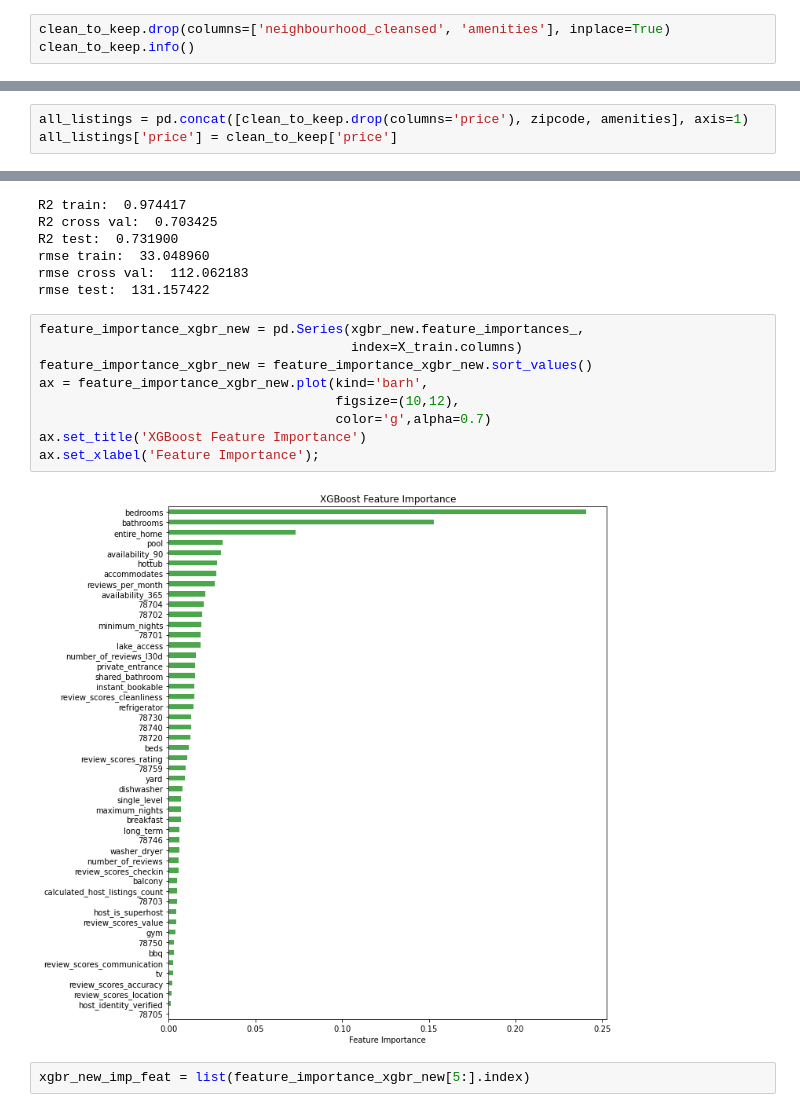
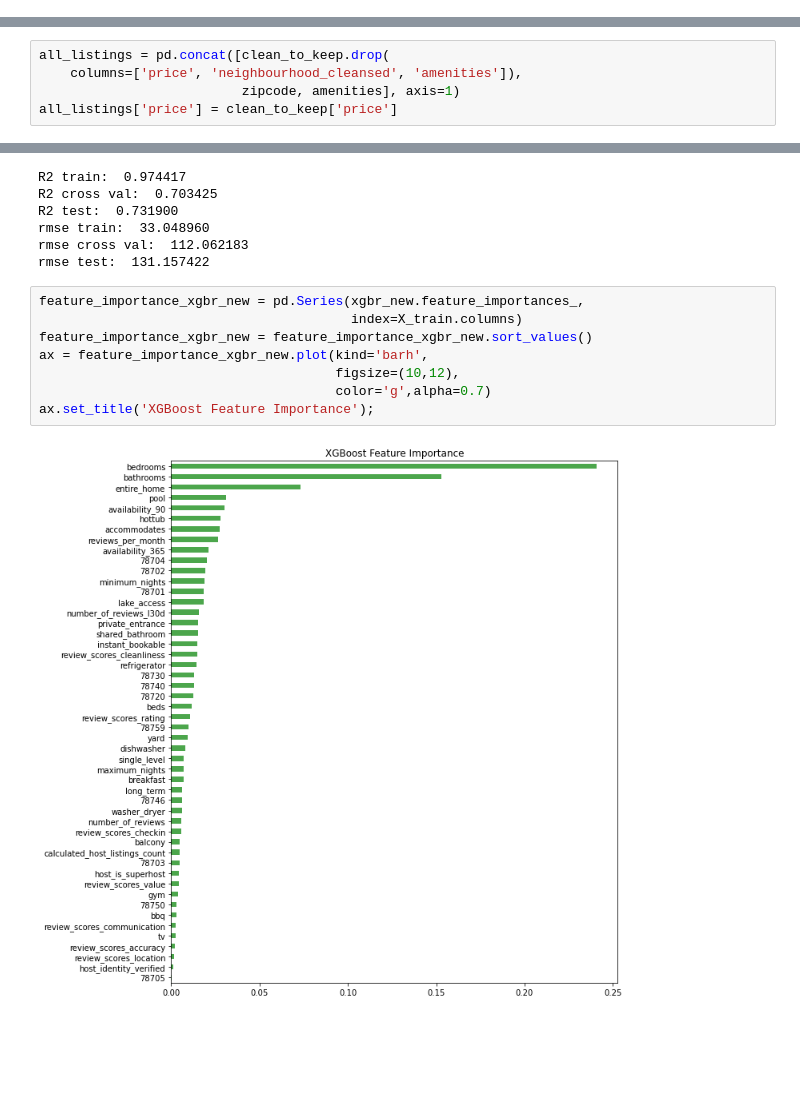
Before and after one commit to rezaganj/Capstone2-Airbnb-Price-Prediction, a Jupyter notebook: notebooks/airbnb_main.ipynb, the cells around one changed output, grey strips where cells are left out. Drawn from its saved outputs; the diff is of its cells as text; blank space fills up the shorter version.

```diff
--- a/notebooks/airbnb_main.ipynb
+++ b/notebooks/airbnb_main.ipynb
@@ -458,6 +427,3 @@ amenities
 | 10107 | 1 | 1 | 1 | 0 | 1 | 0 | 0 | 0 | ... |
 | 10108 | 1 | 1 | 1 | 0 | 0 | 0 | 0 | 0 | ... |
 10109 rows × 15 columns
-# %%
-clean_to_keep.drop(columns=['neighbourhood_cleansed', 'amenities'], inplace=True)
-clean_to_keep.info()
@@ -482,3 +430,5 @@ memory usage: 1.6 MB
 # %%
-all_listings = pd.concat([clean_to_keep.drop(columns='price'), zipcode, amenities], axis=1)
+all_listings = pd.concat([clean_to_keep.drop(
+    columns=['price', 'neighbourhood_cleansed', 'amenities']),
+                          zipcode, amenities], axis=1)
 all_listings['price'] = clean_to_keep['price']
@@ -882,13 +969,10 @@ rmse test:  131.157422
 # %%
 feature_importance_xgbr_new = pd.Series(xgbr_new.feature_importances_,
                                         index=X_train.columns)
 feature_importance_xgbr_new = feature_importance_xgbr_new.sort_values()
 ax = feature_importance_xgbr_new.plot(kind='barh',
                                       figsize=(10,12),
                                       color='g',alpha=0.7)
-ax.set_title('XGBoost Feature Importance')
-ax.set_xlabel('Feature Importance');
+ax.set_title('XGBoost Feature Importance');
 # %% [output]
-[figure, old version]
+[figure, new version]
-# %%
-xgbr_new_imp_feat = list(feature_importance_xgbr_new[5:].index)
```
Also changed, not shown: parts of 88 cells of this notebook.
